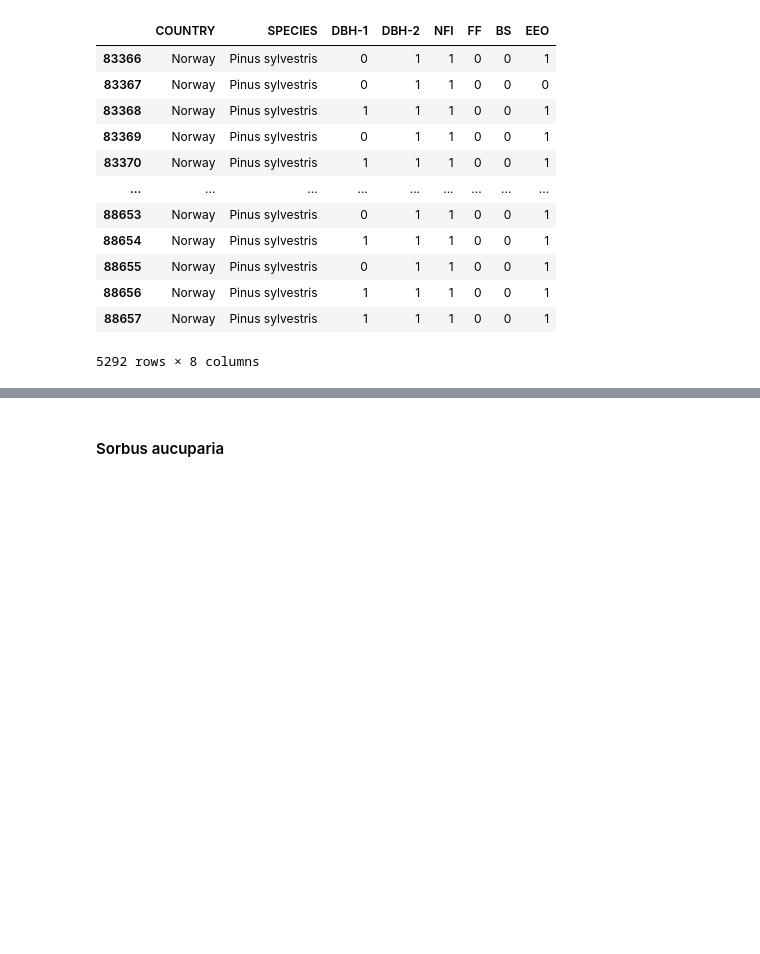
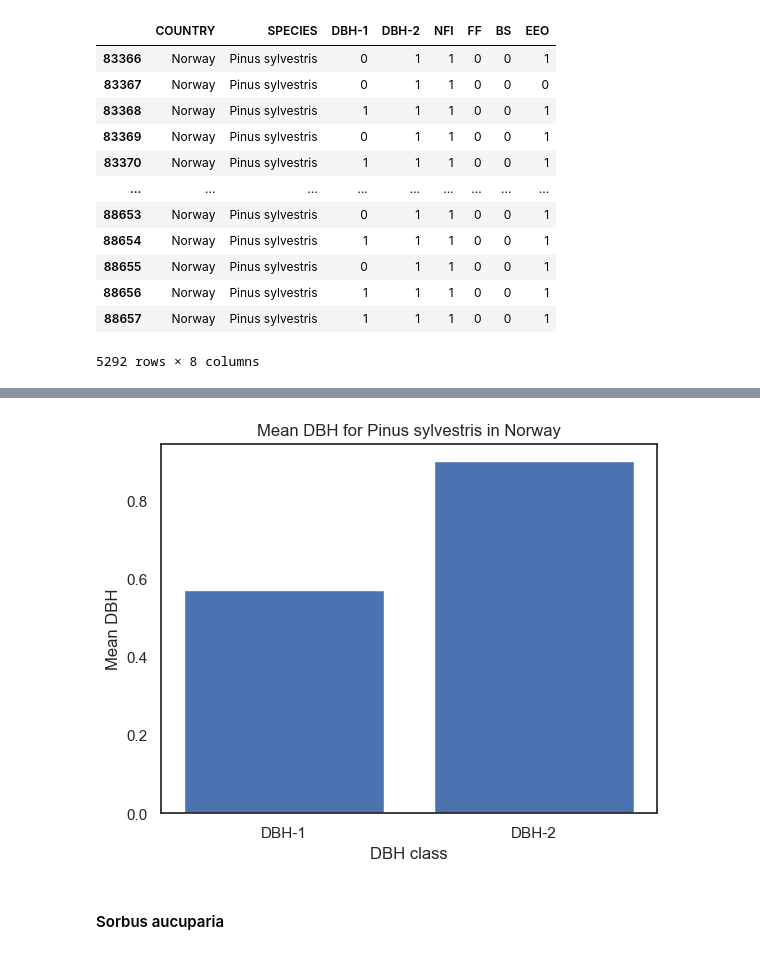
Before and after one commit to ehub-96/Google-DataAnalytics-Capstone, a Jupyter notebook: Data/Clean_Data/Data Analysis.ipynb, the cells around one changed output, grey strips where cells are left out. Saved outputs shown, nothing was run; the diff lists cells and outputs as text; code cells hidden in the pictures; blank space fills up the shorter version.

```diff
--- a/Data/Clean_Data/Data Analysis.ipynb
+++ b/Data/Clean_Data/Data Analysis.ipynb
@@ -754,3 +905,13 @@ NOR_PS
+# %%
+dbh1_mean = NOR_PS['DBH-1'].mean()
+dbh2_mean = NOR_PS['DBH-2'].mean()
+plt.bar(['DBH-1', 'DBH-2'], [dbh1_mean, dbh2_mean])
+plt.title('Mean DBH for Pinus sylvestris in Norway')
+plt.xlabel('DBH class')
+plt.ylabel('Mean DBH')
+plt.show()
+# %% [output]
+[figure, added]
 # %% [markdown]
 #### Sorbus aucuparia
 # %%
```
Also changed, not shown: parts of 59 cells of this notebook, 1 other file.
